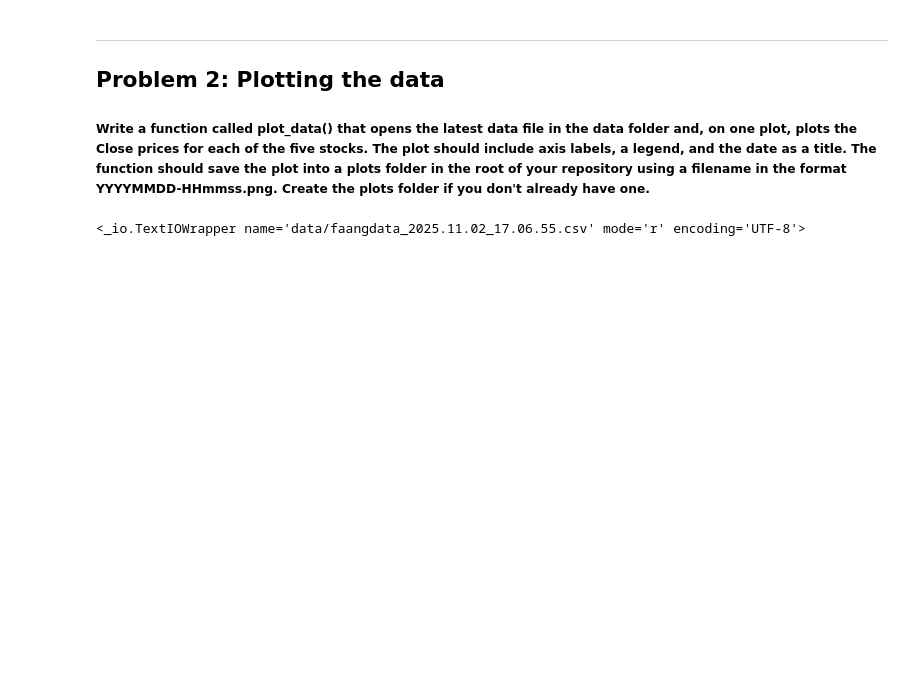
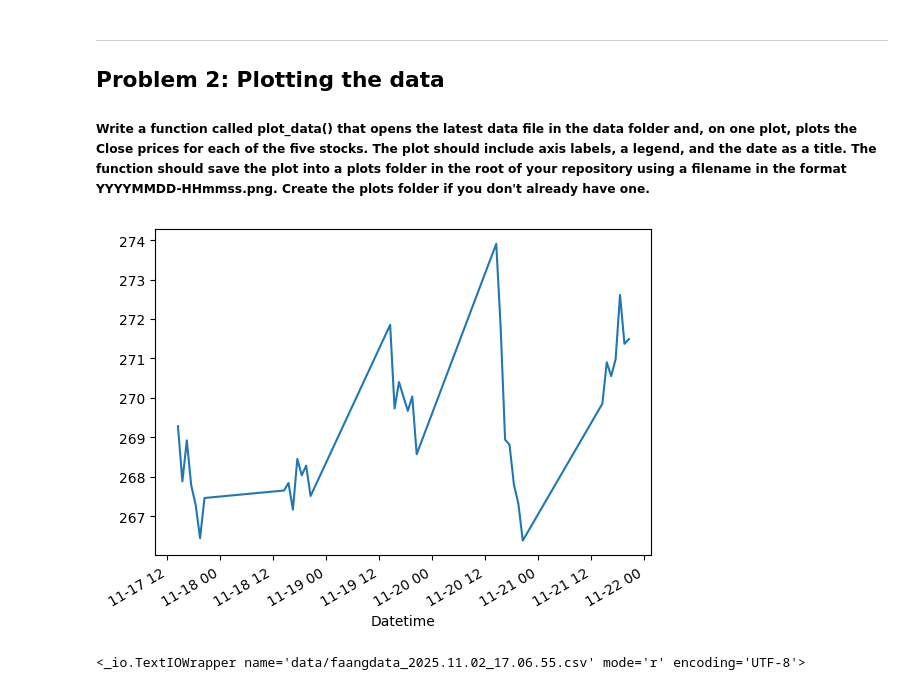
Before and after one commit to FaolanH/computer-infrastructure-assessment, a Jupyter notebook: problems.ipynb, the cells around one changed output. Drawn from its saved outputs; the diff is of its cells as text; code cells hidden in the pictures; blank space fills up the shorter version.

```diff
--- a/problems.ipynb
+++ b/problems.ipynb
@@ -130,6 +117,10 @@ df.to_csv("data/" + "faangdata_" + today_format + ".csv")
 ## Problem 2: Plotting the data
 
 ##### Write a function called plot_data() that opens the latest data file in the data folder and, on one plot, plots the Close prices for each of the five stocks. The plot should include axis labels, a legend, and the date as a title. The function should save the plot into a plots folder in the root of your repository using a filename in the format YYYYMMDD-HHmmss.png. Create the plots folder if you don't already have one.
+# %%
+df[( 'Close', 'AAPL')].plot();
+# %% [output]
+[figure, added]
 # %%
 # date.max
 # https://docs.python.org/3/library/datetime.html
```
Also changed, not shown: parts of 2 cells of this notebook, 2 other files.
